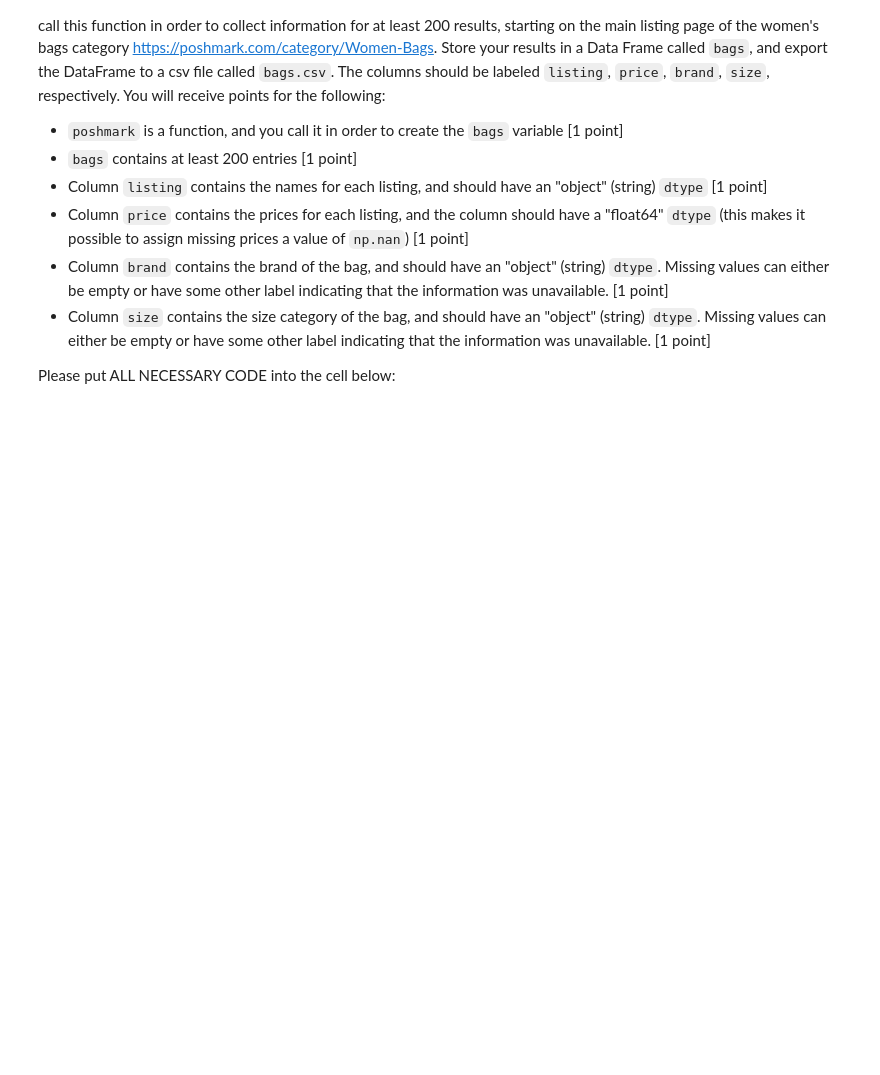
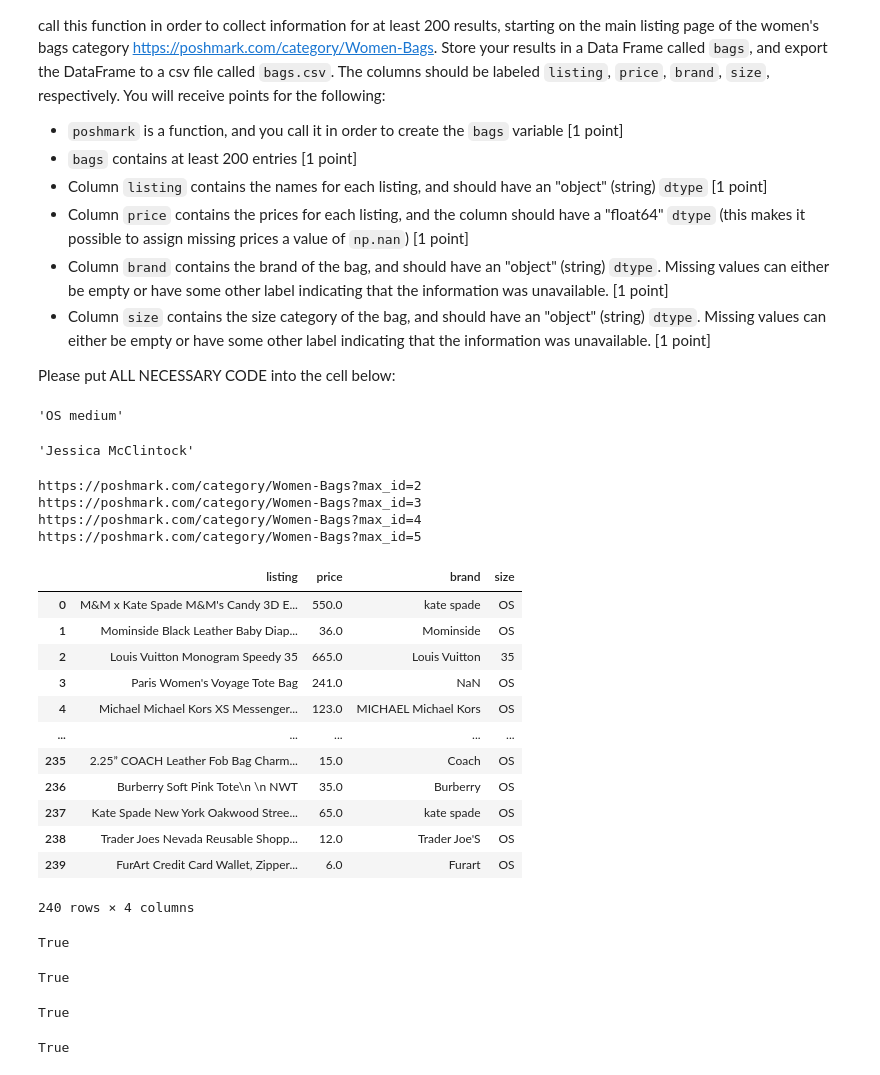
Before and after one commit to sasikumar53465/econ8320-assignment-07, a Jupyter notebook: Lesson.ipynb, the cells around one changed output. Cells and saved outputs as stored; diff of their text form; code cells hidden in the pictures; blank space fills up the shorter version.

```diff
--- a/Lesson.ipynb
+++ b/Lesson.ipynb
@@ -549,13 +549,22 @@ def poshmark(startURL, page=None):
             )
         except:
             row.append(np.nan)
+        try:
+            row.append(tile.find('a',class_="tile__details__pipe__brand ellipses").text.strip())
+        except:
+            row.append(np.nan)
+        try:
+            row.append(re.search(r'(?:Size:\s*)(.+)', tile.find('a',class_="tile__details__pipe__size ellipses").text.strip()).group(1))
+        except:
+            row.append(np.nan)
+
         # Add the row of data to the dataset
         newData.append(row)
 
-    newData = pd.DataFrame(newData, columns = ['listing', 'price'])
+    newData = pd.DataFrame(newData, columns = ['listing', 'price','brand','size'])
 
     # Until we have processed 5 pages, grab the next page of results
-    if page<2:
+    if page<5:
         # Tell our program not to load new pages too fast by "sleeping" for two seconds before
         #   going to the next page
         time.sleep(2)
@@ -567,3 +576,69 @@ def poshmark(startURL, page=None):
     # Otherwise return the current data
     else:
         return newData
+# %%
+listings = [i for i in soup.find_all('div', class_="card--small")]
+#print(listings[0])
+#sizeText= listings[0].find('a',class_="tile__details__pipe__size ellipses").text.strip()
+sizeText = 'Size: OS medium'
+re.search(r'(?:Size:\s*)(.+)', sizeText).group(1)
+# %% [output]
+'OS medium'
+# %%
+listings[0].find('a',class_="tile__details__pipe__brand ellipses").text.strip()
+# %% [output]
+'Jessica McClintock'
+# %%
+bags = poshmark("https://poshmark.com/category/Women-Bags")
+
+bags
+# %% [output]
+https://poshmark.com/category/Women-Bags?max_id=2
+https://poshmark.com/category/Women-Bags?max_id=3
+https://poshmark.com/category/Women-Bags?max_id=4
+https://poshmark.com/category/Women-Bags?max_id=5
+|  | listing | price | brand | size |
+| 0 | M&M x Kate Spade M&M's Candy 3D E... | 550.0 | kate spade | OS |
+| 1 | Mominside Black Leather Baby Diap... | 36.0 | Mominside | OS |
+| 2 | Louis Vuitton Monogram Speedy 35 | 665.0 | Louis Vuitton | 35 |
+| 3 | Paris Women's Voyage Tote Bag | 241.0 | NaN | OS |
+| 4 | Michael Michael Kors XS Messenger... | 123.0 | MICHAEL Michael Kors | OS |
+| ... | ... | ... | ... | ... |
+| 235 | 2.25” COACH Leather Fob Bag Charm... | 15.0 | Coach | OS |
+| 236 | Burberry Soft Pink Tote\n \n NWT | 35.0 | Burberry | OS |
+| 237 | Kate Spade New York Oakwood Stree... | 65.0 | kate spade | OS |
+| 238 | Trader Joes Nevada Reusable Shopp... | 12.0 | Trader Joe'S | OS |
+| 239 | FurArt Credit Card Wallet, Zipper... | 6.0 | Furart | OS |
+240 rows × 4 columns
+# %%
+bagscsv = pd.read_csv("bags.csv")
+colnames = list(bagscsv.columns)
+brand = "brand" in colnames
+datatype = bagscsv['brand'].dtype=="object"
+colnames
+brand
+datatype
+# %% [output]
+True
+# %%
+bagscsv = pd.read_csv("bags.csv")
+colnames = list(bagscsv.columns)
+brand = "listing" in colnames
+datatype = bagscsv['listing'].dtype=="object"
+colnames
+brand
+print((brand & datatype))
+# %% [output]
+True
+# %%
+bagscsv = pd.read_csv("bags.csv")
+colnames = list(bagscsv.columns)
+brand = "size" in colnames
+datatype = bagscsv['size'].dtype=="object"
+print((brand & datatype))
+# %% [output]
+True
+# %%
+print((bagscsv.shape[0]>=200))
+# %% [output]
+True
```
